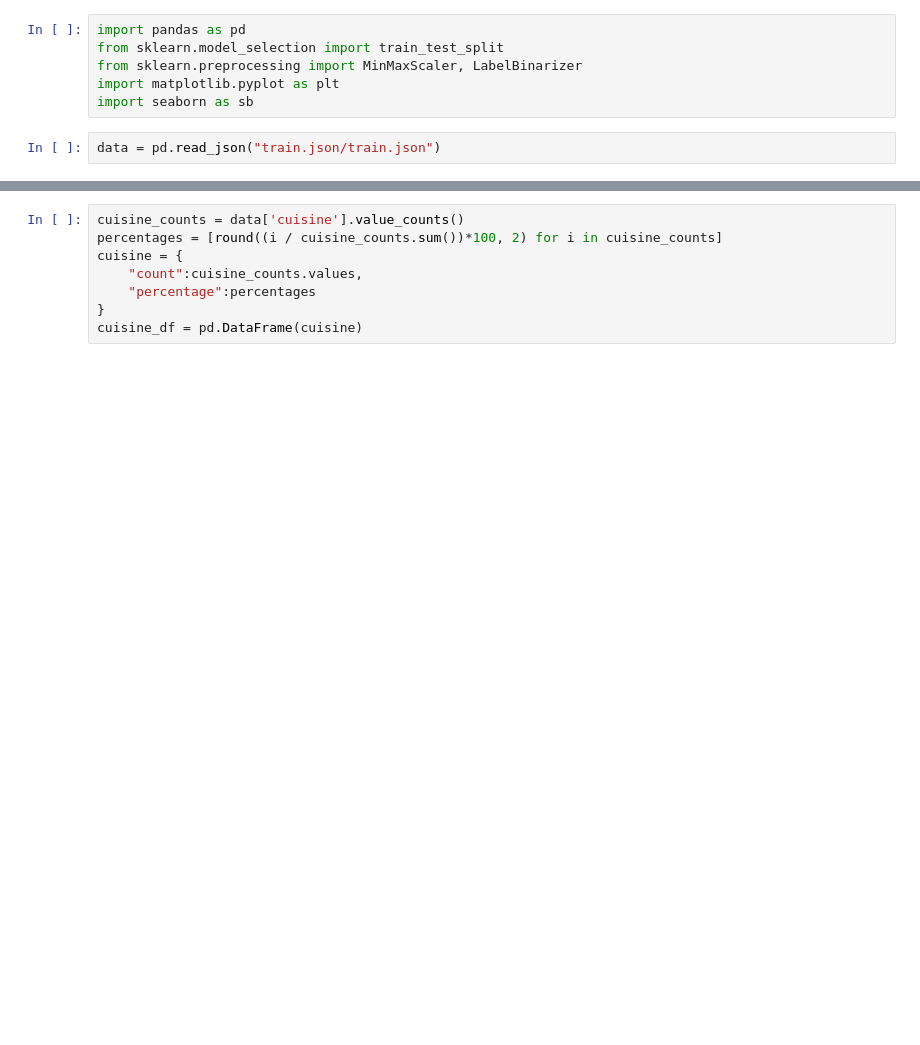
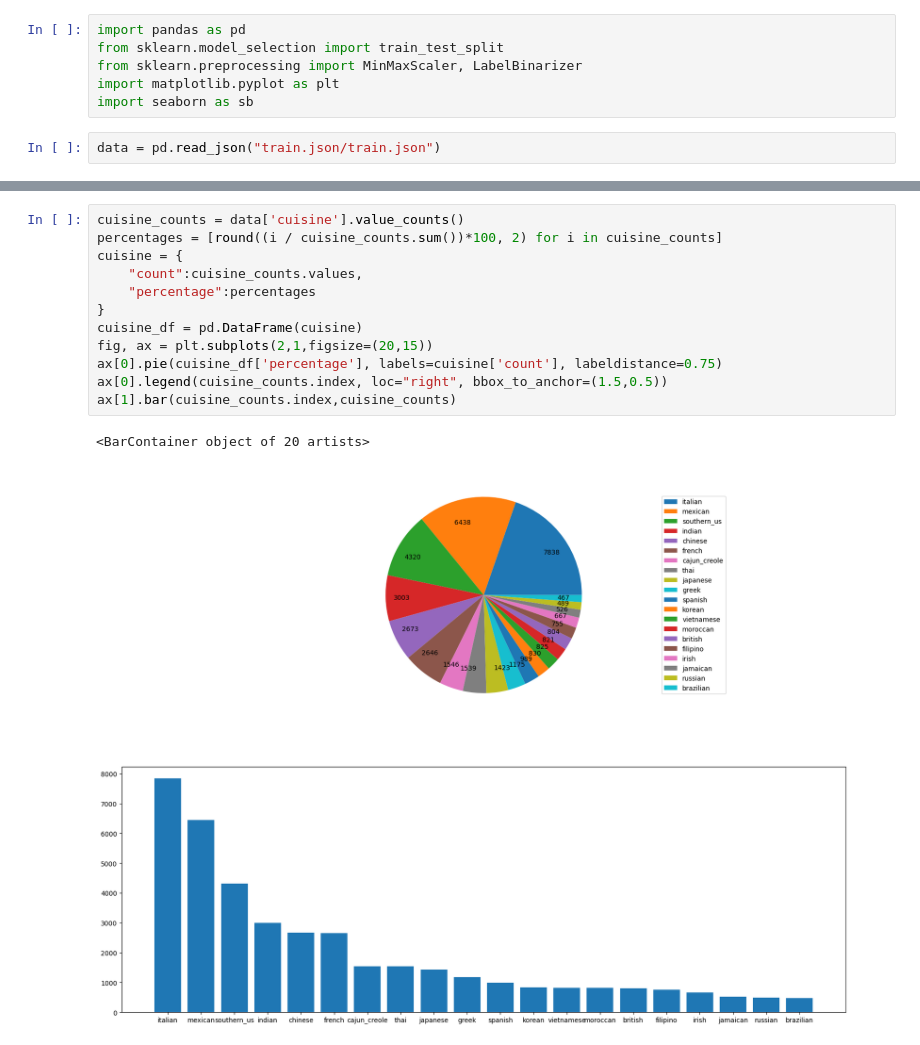
Before and after one commit to Adam-Arezza/kaggle, a Jupyter notebook: whats_cooking/cooking.ipynb, the cells around one changed output, grey strips where cells are left out. Drawn from its saved outputs; the diff is of its cells as text; blank space fills up the shorter version.

Commit message:
add visuals for cuisine categories

```diff
--- a/whats_cooking/cooking.ipynb
+++ b/whats_cooking/cooking.ipynb
@@ -30,8 +12,15 @@ Name: count, dtype: int64
 # %%
 cuisine_counts = data['cuisine'].value_counts()
 percentages = [round((i / cuisine_counts.sum())*100, 2) for i in cuisine_counts]
 cuisine = {
     "count":cuisine_counts.values,
     "percentage":percentages
 }
 cuisine_df = pd.DataFrame(cuisine)
+fig, ax = plt.subplots(2,1,figsize=(20,15))
+ax[0].pie(cuisine_df['percentage'], labels=cuisine['count'], labeldistance=0.75)
+ax[0].legend(cuisine_counts.index, loc="right", bbox_to_anchor=(1.5,0.5))
+ax[1].bar(cuisine_counts.index,cuisine_counts)
+# %% [output]
+<BarContainer object of 20 artists>
+[figure, added]
```
Also changed, not shown: parts of 3 cells of this notebook.
